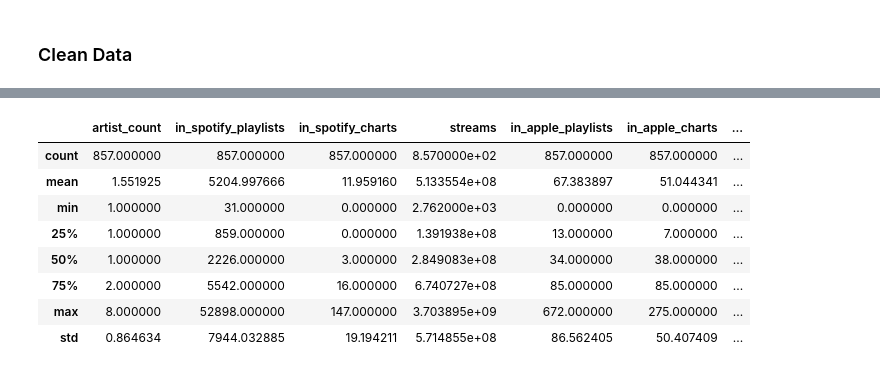
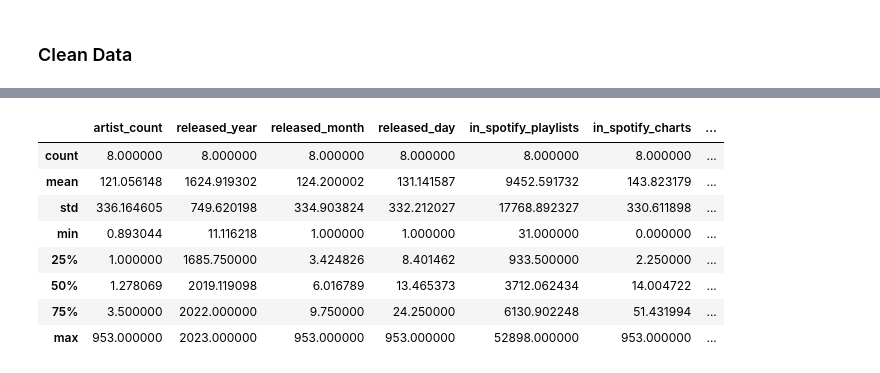
Before and after one commit to SandroSolaqa/MLearnig, a Jupyter notebook: notebook/Untitled.ipynb, the cells around one changed output, grey strips where cells are left out. Cells and saved outputs as stored; diff of their text form; code cells hidden in the pictures.

```diff
--- a/notebook/Untitled.ipynb
+++ b/notebook/Untitled.ipynb
@@ -147,12 +27,0 @@ Name: release_date, dtype: datetime64[ns]
-# %%
-# One-Hot Encoding for 'mode', keep the original 'mode' column untouched
-mode_encoded = pd.get_dummies(df['mode'], prefix='mode')
-
-# concat one-hot encoded df to main df
-df = pd.concat([df, mode_encoded], axis=1)
-# %%
-# new column for encoded 'key'
-df['key_encoded'] = LabelEncoder().fit_transform(df['key'].astype(str))
-
-# check encoded values
-print(df[['mode', *mode_encoded.columns, 'key', 'key_encoded']].head(10))
@@ -171,8 +27,0 @@ print(df[['mode', *mode_encoded.columns, 'key', 'key_encoded']].head(10))
-# %%
-df['danceability_%'] = df['danceability_%'] / 100.0
-df['valence_%'] = df['valence_%'] / 100.0
-df['energy_%'] = df['energy_%'] / 100.0
-df['acousticness_%'] = df['acousticness_%'] / 100.0
-df['instrumentalness_%'] = df['instrumentalness_%'] / 100.0
-df['liveness_%'] = df['liveness_%'] / 100.0
-df['speechiness_%'] = df['speechiness_%'] / 100.0
@@ -198,0 +72,3 @@ dtype: object
+# %%
+df_copy = df.describe()
+df_copy
@@ -199,12 +105,12 @@ dtype: object
 # %%
-df.describe()
+df_copy.describe()
 # %% [output]
-|  | artist_count | in_spotify_playlists | in_spotify_charts | streams | in_apple_playlists | in_apple_charts | ... |
-| count | 857.000000 | 857.000000 | 857.000000 | 8.570000e+02 | 857.000000 | 857.000000 | ... |
-| mean | 1.551925 | 5204.997666 | 11.959160 | 5.133554e+08 | 67.383897 | 51.044341 | ... |
-| min | 1.000000 | 31.000000 | 0.000000 | 2.762000e+03 | 0.000000 | 0.000000 | ... |
-| 25% | 1.000000 | 859.000000 | 0.000000 | 1.391938e+08 | 13.000000 | 7.000000 | ... |
-| 50% | 1.000000 | 2226.000000 | 3.000000 | 2.849083e+08 | 34.000000 | 38.000000 | ... |
-| 75% | 2.000000 | 5542.000000 | 16.000000 | 6.740727e+08 | 85.000000 | 85.000000 | ... |
-| max | 8.000000 | 52898.000000 | 147.000000 | 3.703895e+09 | 672.000000 | 275.000000 | ... |
-| std | 0.864634 | 7944.032885 | 19.194211 | 5.714855e+08 | 86.562405 | 50.407409 | ... |
+|  | artist_count | released_year | released_month | released_day | in_spotify_playlists | in_spotify_charts | ... |
+| count | 8.000000 | 8.000000 | 8.000000 | 8.000000 | 8.000000 | 8.000000 | ... |
+| mean | 121.056148 | 1624.919302 | 124.200002 | 131.141587 | 9452.591732 | 143.823179 | ... |
+| std | 336.164605 | 749.620198 | 334.903824 | 332.212027 | 17768.892327 | 330.611898 | ... |
+| min | 0.893044 | 11.116218 | 1.000000 | 1.000000 | 31.000000 | 0.000000 | ... |
+| 25% | 1.000000 | 1685.750000 | 3.424826 | 8.401462 | 933.500000 | 2.250000 | ... |
+| 50% | 1.278069 | 2019.119098 | 6.016789 | 13.465373 | 3712.062434 | 14.004722 | ... |
+| 75% | 3.500000 | 2022.000000 | 9.750000 | 24.250000 | 6130.902248 | 51.431994 | ... |
+| max | 953.000000 | 2023.000000 | 953.000000 | 953.000000 | 52898.000000 | 953.000000 | ... |
```
Also changed, not shown: parts of 21 cells of this notebook.
